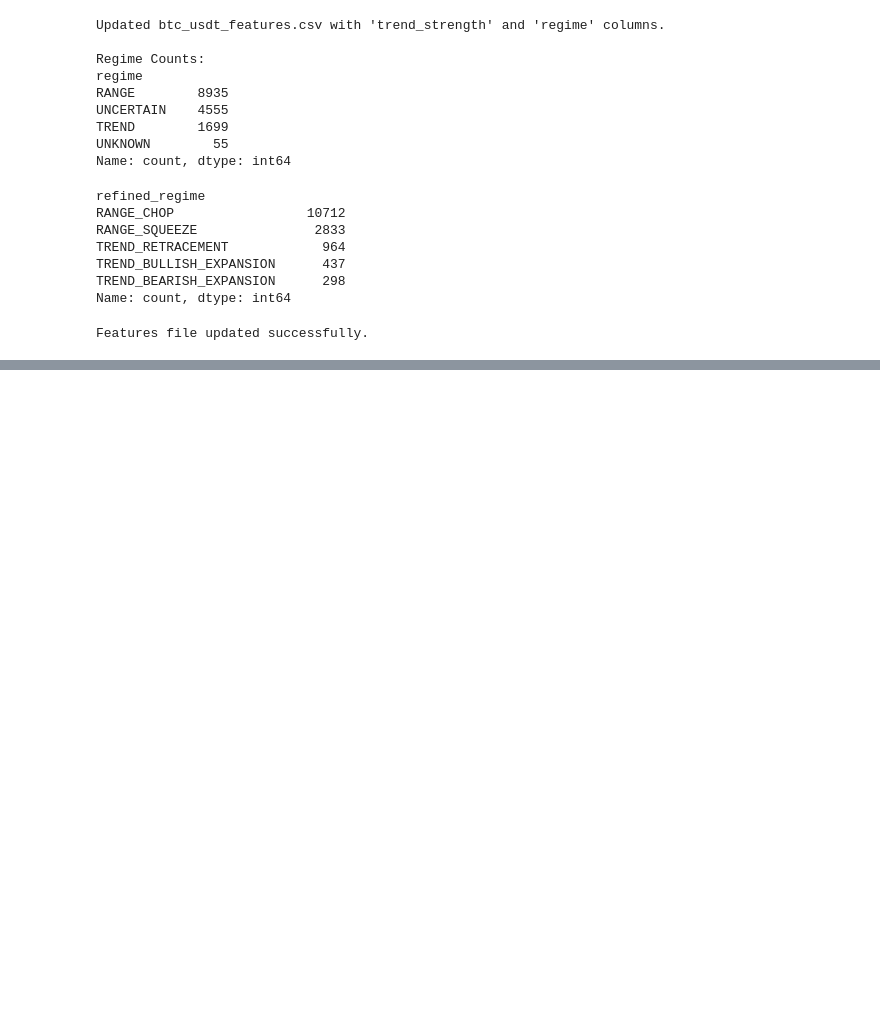
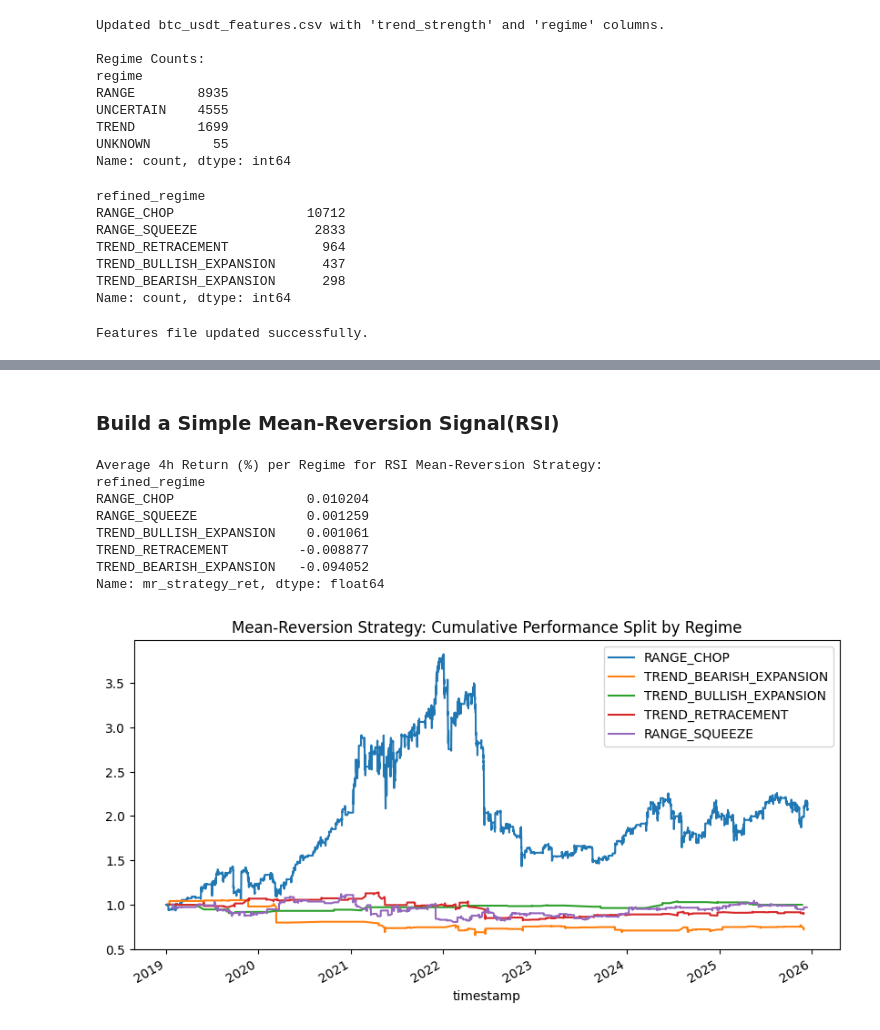
Before and after one commit to Katiehey/Crypto-Bot, a Jupyter notebook: notebooks/regime_analysis.ipynb, the cells around one changed output, grey strips where cells are left out. Drawn from its saved outputs; the diff is of its cells as text; code cells hidden in the pictures; blank space fills up the shorter version.

```diff
--- a/notebooks/regime_analysis.ipynb
+++ b/notebooks/regime_analysis.ipynb
@@ -125,0 +299,59 @@ Features file updated successfully.
+# %% [markdown]
+### Build a Simple Mean-Reversion Signal(RSI)
+# %%
+import pandas as pd
+import numpy as np
+import matplotlib.pyplot as plt
+
+# Load the comprehensive features file
+df = pd.read_csv("../data/btc_usdt_features.csv", index_col=0, parse_dates=True)
+
+# --- 1. Build the Mean-Reversion Signal (Daily Context) ---
+# Logic: If Daily RSI < 30 (oversold), generate a buy signal (1).
+# We assume this is a long-only mean-reversion strategy
+df["mr_signal"] = 0
+df.loc[df["rsi_D"] < 30, "mr_signal"] = 1
+
+# --- 2. Compute 4h Strategy Returns ---
+# We use the next 4h return, shifting back the signal for non-lookahead bias
+df["next_4h_return"] = df["close"].pct_change().shift(-1)
+
+# Strategy return is (Signal * Next Return)
+# Only capture returns when the signal is active (1)
+df["mr_strategy_ret"] = df["mr_signal"] * df["next_4h_return"]
+
+# --- 3. Mean-Reversion Performance by Regime ---
+# Group by 'refined_regime' to see where the RSI strategy works best
+mr_perf = (
+    df.groupby("refined_regime")["mr_strategy_ret"]
+    .mean() * 100  # Convert to percentage for readability
+)
+
+print("Average 4h Return (%) per Regime for RSI Mean-Reversion Strategy:")
+print(mr_perf.sort_values(ascending=False))
+
+
+# --- 4. Visualization of cumulative performance per regime ---
+plt.figure(figsize=(10, 5))
+
+# Filter out NA values which appear at the start of the data due to indicator calculation
+plot_df = df.dropna(subset=["mr_strategy_ret", "refined_regime"])
+
+for regime in plot_df["refined_regime"].unique():
+    subset = plot_df[plot_df["refined_regime"] == regime].copy()
+    # Cumulative returns for just this regime
+    (1 + subset["mr_strategy_ret"]).cumprod().plot(label=regime)
+
+plt.title("Mean-Reversion Strategy: Cumulative Performance Split by Regime")
+plt.legend()
+plt.show()
+# %% [output]
+Average 4h Return (%) per Regime for RSI Mean-Reversion Strategy:
+refined_regime
+RANGE_CHOP                 0.010204
+RANGE_SQUEEZE              0.001259
+TREND_BULLISH_EXPANSION    0.001061
+TREND_RETRACEMENT         -0.008877
+TREND_BEARISH_EXPANSION   -0.094052
+Name: mr_strategy_ret, dtype: float64
+[figure, added]
```
Also changed, not shown: parts of 8 cells of this notebook.
